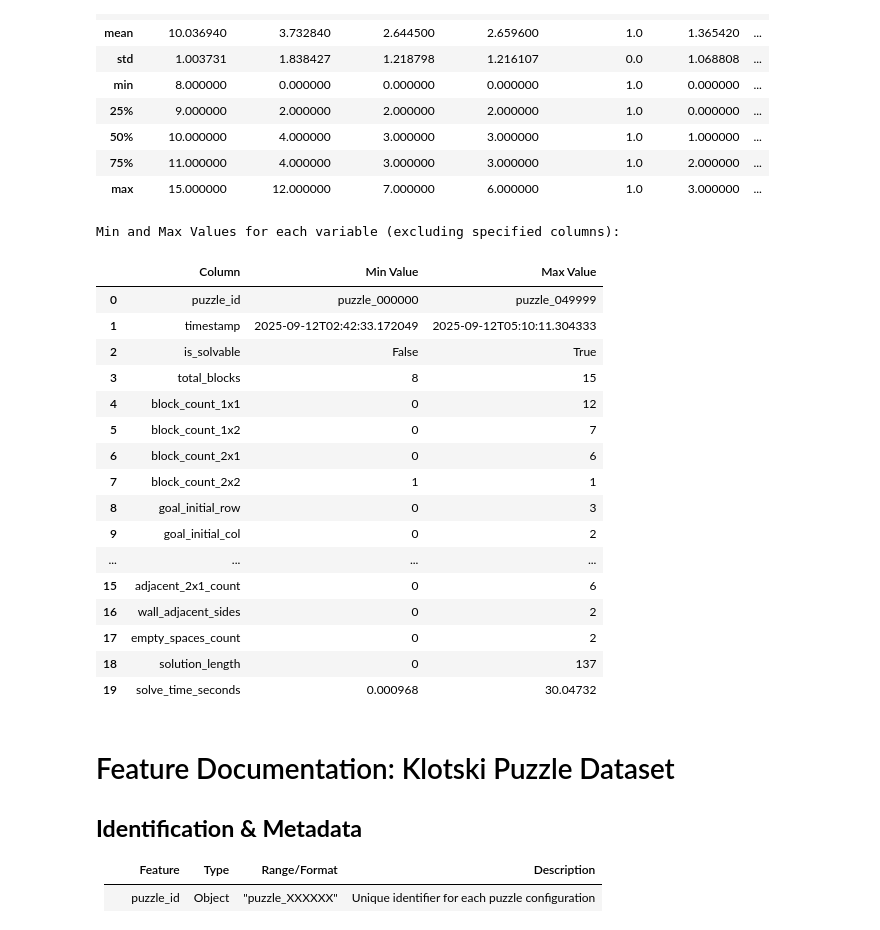
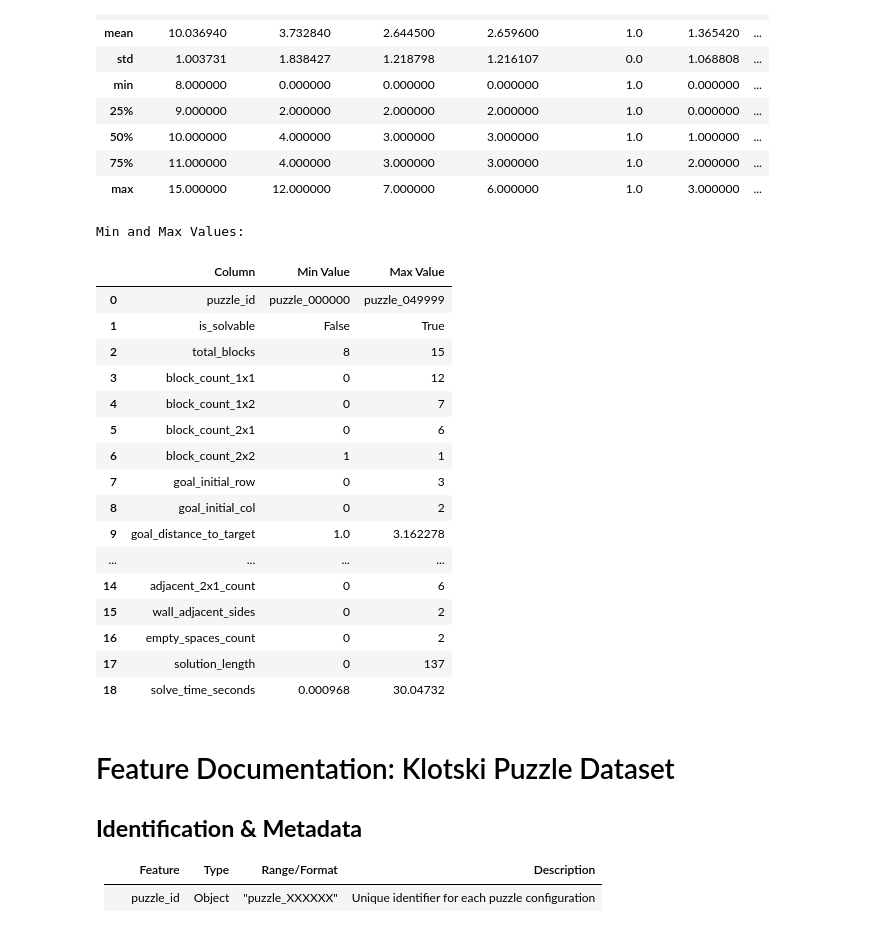
Before and after one commit to kshitij0001/Klotski-Data-Analysis, a Jupyter notebook: backend/Klotski_ML_Analysis_Portfolio.ipynb, the cells around one changed output. Saved outputs shown, nothing was run; the diff lists cells and outputs as text; code cells hidden in the pictures.

```diff
--- a/backend/Klotski_ML_Analysis_Portfolio.ipynb
+++ b/backend/Klotski_ML_Analysis_Portfolio.ipynb
@@ -256,7 +257,7 @@ initial_block_states              0
 board_visual                      0
 dtype: int64
 # %%
-df = df.drop(columns=['step_number'])
+df = df.drop(columns=['step_number','timestamp'])
 # %%
 # Missing Values/Null Values Count again
 print(f'There are {df.isna().sum().sum()} missing values in the dataset\n')
@@ -296,56 +297,56 @@ display(df.describe())
 | 75% | 11.000000 | 4.000000 | 3.000000 | 3.000000 | 1.0 | 2.000000 | ... |
 | max | 15.000000 | 12.000000 | 7.000000 | 6.000000 | 1.0 | 3.000000 | ... |
 # %%
-def check_min_max_values(df, ignore_columns=None):
+def check_min_max_values(df, ignore_columns=None, only_columns=None):
     """
     Check the minimum and maximum values for each variable in the dataframe,
-    excluding specified columns, and print the results in a table format.
+    with the ability to either ignore certain columns or only check a subset.
 
     :param df: The DataFrame
     :param ignore_columns: List of columns to ignore (default is None)
+    :param only_columns: List of columns to include (default is None)
     """
     if ignore_columns is None:
         ignore_columns = []
+    if only_columns is None:
+        only_columns = df.columns.tolist()  # fallback: use all columns
 
-    # Create a list to store the results
+    # Final set of columns to evaluate
+    columns_to_check = [col for col in only_columns if col not in ignore_columns]
+
     results = []
+    for column in columns_to_check:
+        min_value = df[column].min()
+        max_value = df[column].max()
+        results.append([column, min_value, max_value])
 
-    # Iterate over each column and calculate the min and max values, excluding ignored columns
-    for column in df.columns:
-        if column not in ignore_columns:
-            min_value = df[column].min()
-            max_value = df[column].max()
-            results.append([column, min_value, max_value])
-
-    # Create a DataFrame from the results
     result_df = pd.DataFrame(results, columns=['Column', 'Min Value', 'Max Value'])
 
-    # Display the result_df DataFrame (Pandas will print it in table format)
-    print("\nMin and Max Values for each variable (excluding specified columns):")
-    display(result_df)  # `display()` is useful in Jupyter Notebooks for better formatting
+    print("\nMin and Max Values:")
+    display(result_df)
 
 # Example usage
 ignore_columns = ['initial_block_states', 'board_visual', 'empty_space']
 check_min_max_values(df, ignore_columns)
 # %% [output]
-Min and Max Values for each variable (excluding specified columns):
+Min and Max Values:
 |  | Column | Min Value | Max Value |
 | 0 | puzzle_id | puzzle_000000 | puzzle_049999 |
-| 1 | timestamp | 2025-09-12T02:42:33.172049 | 2025-09-12T05:10:11.304333 |
-| 2 | is_solvable | False | True |
-| 3 | total_blocks | 8 | 15 |
-| 4 | block_count_1x1 | 0 | 12 |
-| 5 | block_count_1x2 | 0 | 7 |
-| 6 | block_count_2x1 | 0 | 6 |
-| 7 | block_count_2x2 | 1 | 1 |
-| 8 | goal_initial_row | 0 | 3 |
-| 9 | goal_initial_col | 0 | 2 |
+| 1 | is_solvable | False | True |
+| 2 | total_blocks | 8 | 15 |
+| 3 | block_count_1x1 | 0 | 12 |
+| 4 | block_count_1x2 | 0 | 7 |
+| 5 | block_count_2x1 | 0 | 6 |
+| 6 | block_count_2x2 | 1 | 1 |
+| 7 | goal_initial_row | 0 | 3 |
+| 8 | goal_initial_col | 0 | 2 |
+| 9 | goal_distance_to_target | 1.0 | 3.162278 |
 | ... | ... | ... | ... |
-| 15 | adjacent_2x1_count | 0 | 6 |
-| 16 | wall_adjacent_sides | 0 | 2 |
-| 17 | empty_spaces_count | 0 | 2 |
-| 18 | solution_length | 0 | 137 |
-| 19 | solve_time_seconds | 0.000968 | 30.04732 |
+| 14 | adjacent_2x1_count | 0 | 6 |
+| 15 | wall_adjacent_sides | 0 | 2 |
+| 16 | empty_spaces_count | 0 | 2 |
+| 17 | solution_length | 0 | 137 |
+| 18 | solve_time_seconds | 0.000968 | 30.04732 |
 # %% [markdown]
 # Feature Documentation: Klotski Puzzle Dataset
 
```
Also changed, not shown: parts of 45 cells of this notebook.
